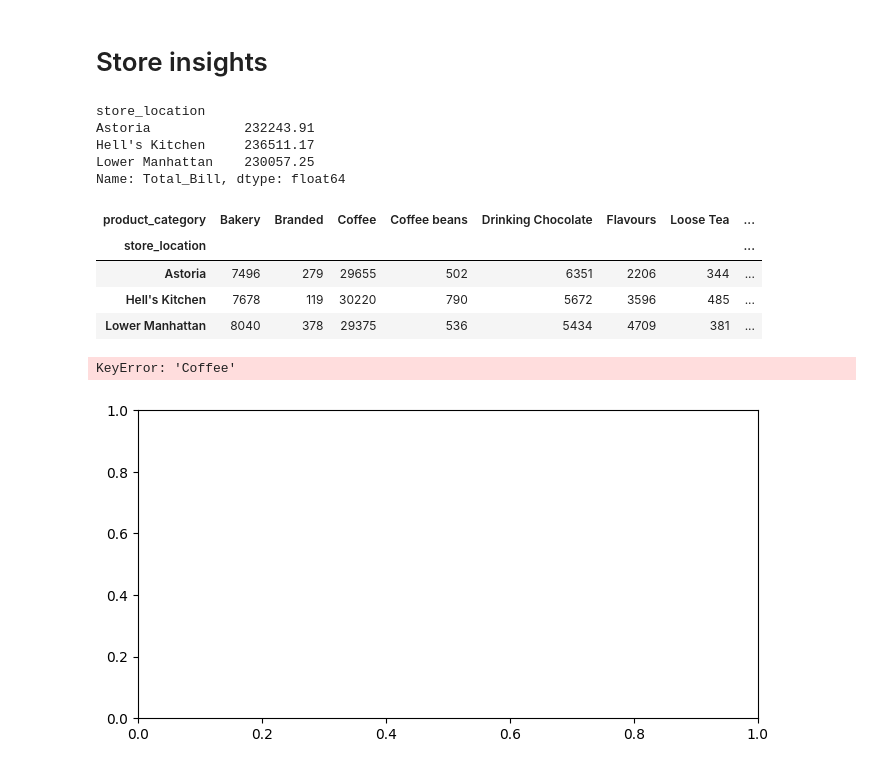
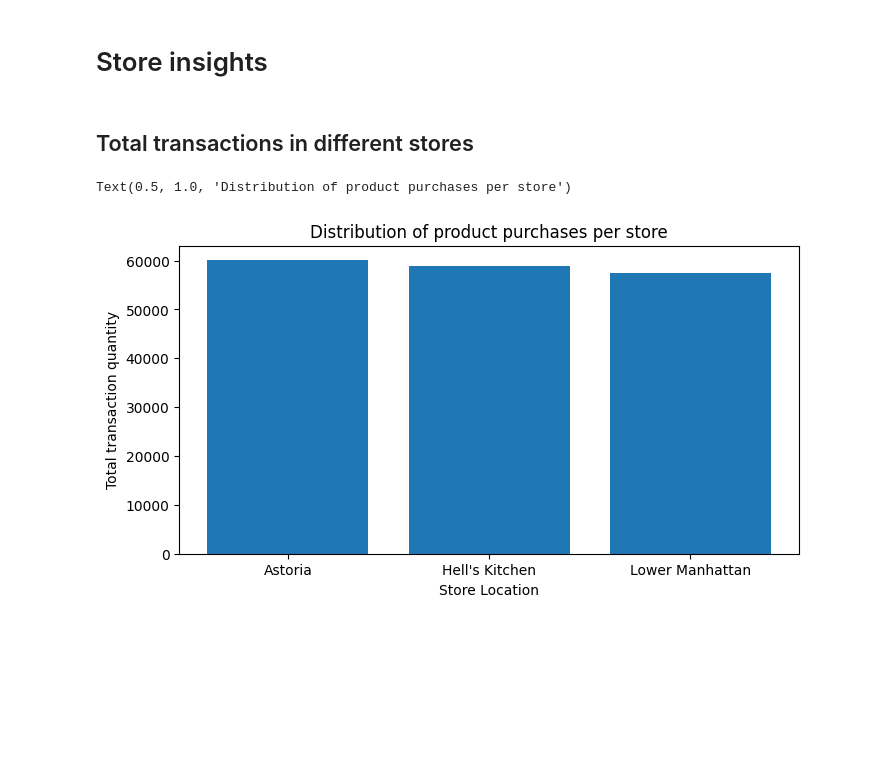
Before and after one commit to mlcuadra1/Coffee-Shop-EDA, a Jupyter notebook: notebooks/eda.ipynb, the cells around one changed output. Cells and saved outputs as stored; diff of their text form; code cells hidden in the pictures; blank space fills up the shorter version.

Commit message:
Multiple bar plot, corr matrix added

```diff
--- a/notebooks/eda.ipynb
+++ b/notebooks/eda.ipynb
@@ -322,59 +330,17 @@ Text(0.5, 1.0, 'Distribution of drink sizes purchased')
 2. Despite the missing value, the trend is clear that Regular and Large drinks are more purchased.
 # %% [markdown]
 # Store insights
-# %%
-astoria_store = data[data['store_location'].isin(['Astoria'])]
-# astoria_store.head(20)
-
-store_sales = data.groupby('store_location')['Total_Bill'].sum()
-print(store_sales)
-
-
-store_prod_cat = data.groupby(['store_location', 'product_category'])['transaction_qty'].sum()
-# print(store_prod_cat)
-# # store_prod_cat.pivot_table('transaction_qty', index='store_location', columns='product_category')
-store_prod_cat_unstack = store_prod_cat.unstack()
-# store_prod_cat_unstack = store_prod_cat_unstack.reset_index()
-# store_prod_cat_unstack = store_prod_cat_unstack.pivot_table()
-store_prod_cat_unstack.head()
-# print(store_prod_cat_unstack.index)
-
-# print(len(store_prod_cat_unstack.columns)-1)
-
-# fig, ax0 = plt.subplots(figsize=figsize1_1)
-
-# ax0.bar(store_prod_cat_unstack['store_location'], store_prod_cat_unstack['Coffee'])
-
-# ax0.bar(store_prod_cat_unstack['store_location'], store_prod_cat_unstack['Tea'])
-
-# ax0.set_xlabel('Drink Size')
-# ax0.set_ylabel('Total transaction quantity')
-# ax0.set_title('Distribution of drink sizes purchased')
-# %% [output]
-store_location
-Astoria            232243.91
-Hell's Kitchen     236511.17
-Lower Manhattan    230057.25
-Name: Total_Bill, dtype: float64
-| product_category | Bakery | Branded | Coffee | Coffee beans | Drinking Chocolate | Flavours | Loose Tea | ... |
-| store_location |  |  |  |  |  |  |  | ... |
-| Astoria | 7496 | 279 | 29655 | 502 | 6351 | 2206 | 344 | ... |
-| Hell's Kitchen | 7678 | 119 | 30220 | 790 | 5672 | 3596 | 485 | ... |
-| Lower Manhattan | 8040 | 378 | 29375 | 536 | 5434 | 4709 | 381 | ... |
+# %% [markdown]
+## Total transactions in different stores
 # %%
-pivot_df = data.pivot_table(index='product_category', columns='store_location', values='transaction_qty', aggfunc='sum')
-index_list = product_cat_distribution.index.values.tolist()
-store_prod_cat = pivot_df.reindex(index_list)
+store_transactions = drink_df.groupby('store_location')['transaction_qty'].sum().sort_values(ascending=False)
 
 fig, ax0 = plt.subplots(figsize=figsize1_1)
 
-ax0.bar(store_prod_cat['Coffee'])
-
-# ax0.bar(store_prod_cat_unstack['store_location'], store_prod_cat_unstack['Tea'])
-
-# ax0.set_xlabel('Drink Size')
-# ax0.set_ylabel('Total transaction quantity')
-# ax0.set_title('Distribution of drink sizes purchased')
+ax0.bar(store_transactions.index, store_transactions.values)
+ax0.set_xlabel('Store Location')
+ax0.set_ylabel('Total transaction quantity')
+ax0.set_title('Distribution of product purchases per store')
 # %% [output]
-KeyError: 'Coffee'
+Text(0.5, 1.0, 'Distribution of product purchases per store')
-[figure, old version]
+[figure, new version]
```
Also changed, not shown: parts of 6 cells of this notebook.
